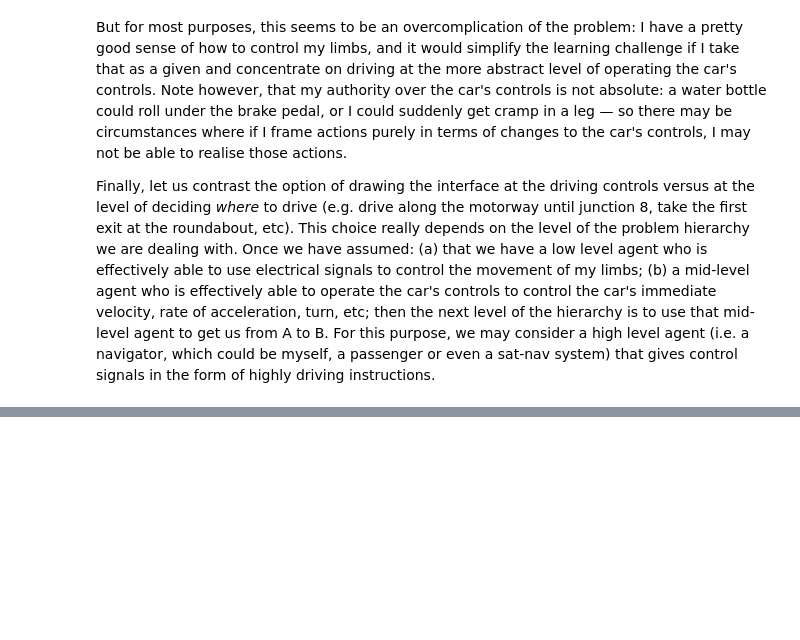
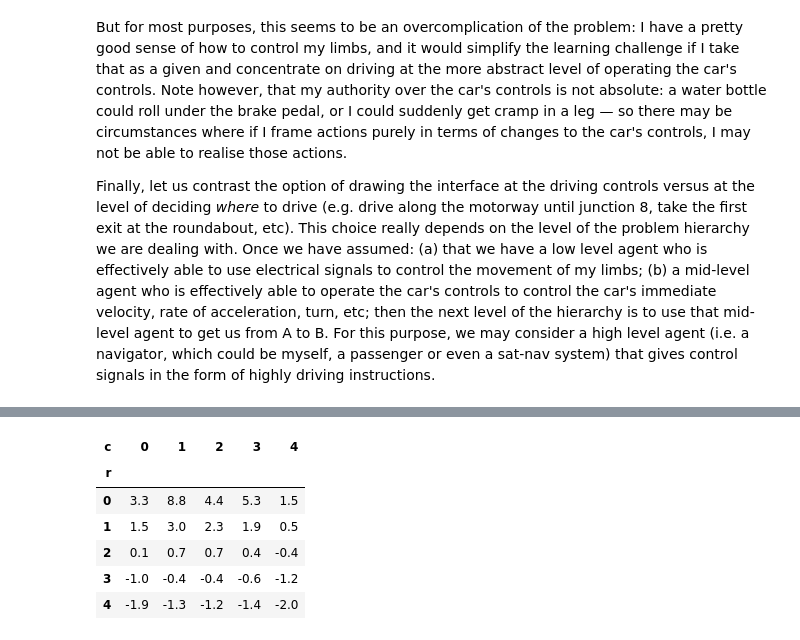
Before and after one commit to Sen-R/sutton-barto, a Jupyter notebook: notebooks/ch03-finite-mdps.ipynb, the cells around one changed output, grey strips where cells are left out. Cells and saved outputs as stored; diff of their text form; code cells hidden in the pictures; blank space fills up the shorter version.

```diff
--- a/notebooks/ch03-finite-mdps.ipynb
+++ b/notebooks/ch03-finite-mdps.ipynb
@@ -47,0 +235,38 @@ Finally, let us contrast the option of drawing the interface at the driving cont
+# %%
+import pandas as pd
+from rl.mdp import GridWorld
+from rl.mdp.solve import exact_state_values
+
+gridworld = GridWorld(
+    size=5,
+    wormholes={
+        (0, 1): ((4, 1), 10),  # state "A" in the book
+        (0, 3): ((2, 3), 5),  # state "B" in the book
+    },
+)
+
+def pi(a, s):
+    """Policy for agent that takes actions at random."""
+    return 0.25
+
+v = exact_state_values(gridworld, gamma=0.9, pi=pi)
+
+# Display the result as a DataFrame for easy inspection
+display(
+    pd.Series(v.values(), index=v.keys())
+    .rename_axis(index=["r", "c"])
+    .unstack()
+    .round(1)
+)
+
+# Spot checks against results in textbook
+assert round(v[(2, 1)], 1) == 0.7
+assert round(v[(0, 3)], 1) == 5.3
+# %% [output]
+| c | 0 | 1 | 2 | 3 | 4 |
+| r |  |  |  |  |  |
+| 0 | 3.3 | 8.8 | 4.4 | 5.3 | 1.5 |
+| 1 | 1.5 | 3.0 | 2.3 | 1.9 | 0.5 |
+| 2 | 0.1 | 0.7 | 0.7 | 0.4 | -0.4 |
+| 3 | -1.0 | -0.4 | -0.4 | -0.6 | -1.2 |
+| 4 | -1.9 | -1.3 | -1.2 | -1.4 | -2.0 |
```
Also changed, not shown: parts of 54 cells of this notebook.
